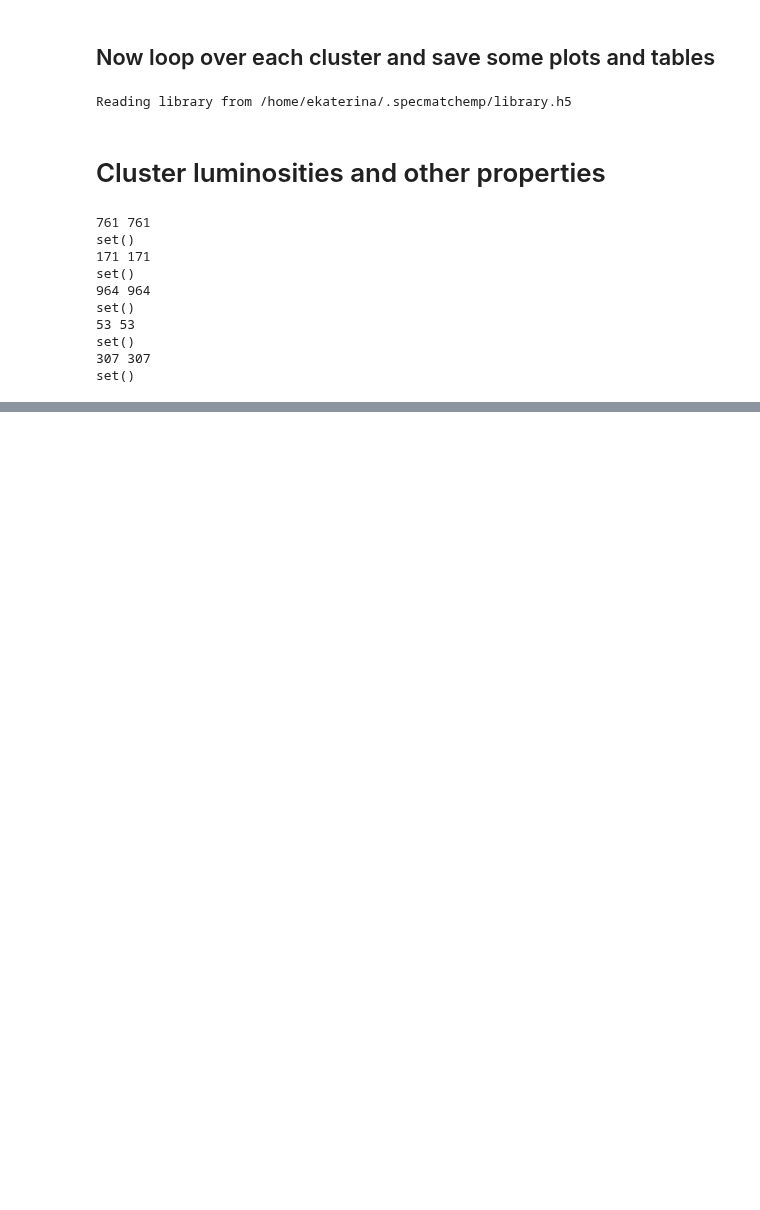
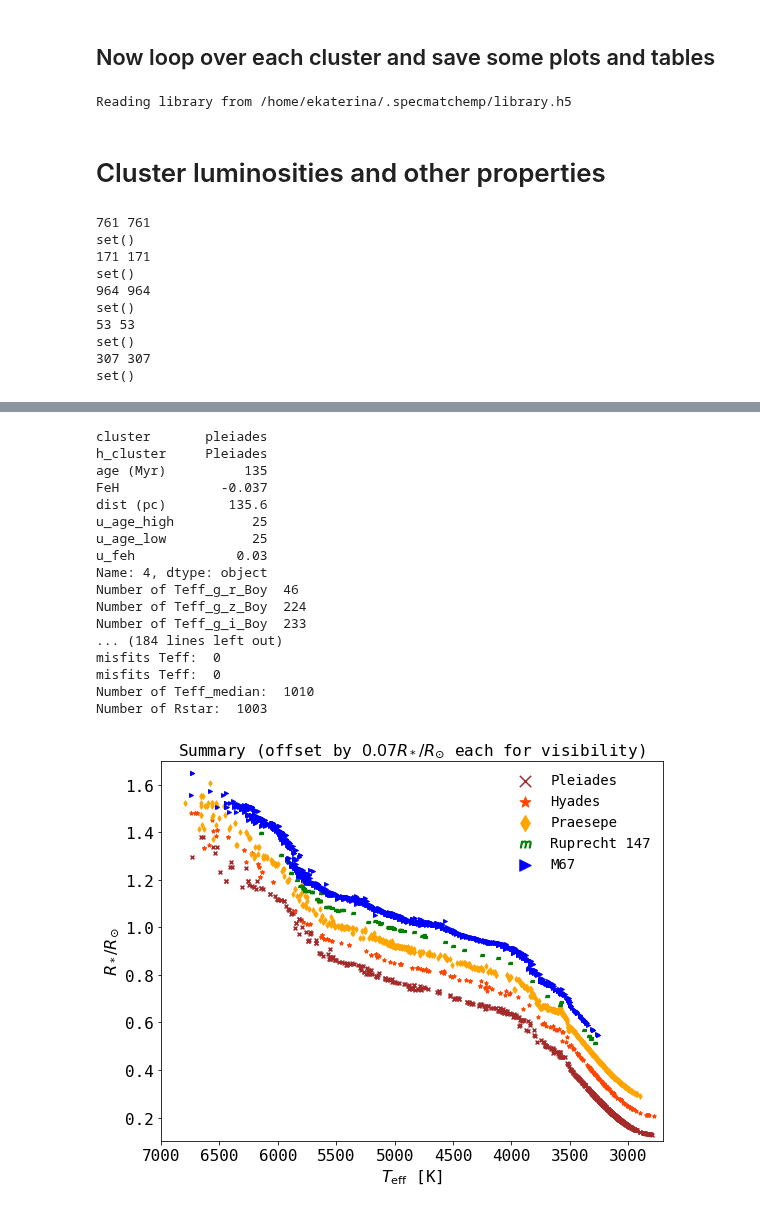
Before and after one commit to ekaterinailin/flares-in-clusters-with-k2-ii, a Jupyter notebook: StellarParameters/11_STELLAR_PARAMETERS_all_OCs_with_plots.ipynb, the cells around one changed output, grey strips where cells are left out. Cells and saved outputs as stored; diff of their text form; code cells hidden in the pictures; blank space fills up the shorter version.

```diff
--- a/StellarParameters/11_STELLAR_PARAMETERS_all_OCs_with_plots.ipynb
+++ b/StellarParameters/11_STELLAR_PARAMETERS_all_OCs_with_plots.ipynb
@@ -223,0 +259,80 @@ for cluster in clusters[4:]:
+# %%
+fig, ax = plt.subplots(ncols=1, nrows=1,figsize=(9,7))
+clusters = [("pleiades","brown", "x", "Pleiades"),
+            ("hyades","orangered", "*", "Hyades"),
+            ("praesepe", "orange", "d", "Praesepe"),
+            ("ngc6774", "green",r"$m$", "Ruprecht 147"),
+            ("ngc2682", "blue", ">", "M67")]
+cl = pd.read_csv('{}/cluster_parameters_merged.csv'.format(path))
+for j, (cluster, color, mark,label) in enumerate(clusters):
+    #Read in the cluster parameters
+
+    r = cl[cl.cluster == cluster].iloc[0]
+    print(r)
+    # Init an OpenCluster
+
+    stellar_parameters = pd.read_csv('cmd/cmd_flagged/{}_cmd.csv'.format(r.cluster))
+    OC = OpenCluster(cluster=r.cluster, h_cluster=r.h_cluster, age=r["age (Myr)"],
+                         u_age_high=r.u_age_high, u_age_low=r.u_age_low,
+                         stars=stellar_parameters, feh=r.FeH, u_feh=r.u_feh,
+                         distance=r["dist (pc)"], prep=False)
+
+    # Throw out stars that are obviously foreground object
+    dft = OC.stars.loc[:,OC.stars.columns.str.contains("Gaia")].rename(columns = lambda x : str(x)[:-5])
+    dft = calculate_distance_from_parallax(dft, check_GoF=False)
+    OC.stars = OC.stars[dft.distance > 0.5 * OC.distance]
+
+    if cluster == "ngc2682":
+        OC.stars["RAJ2000__Gaia"] = OC.stars['ra_epoch2000_Gaia'].values
+        OC.stars["DEJ2000__Gaia"] = OC.stars['dec_epoch2000_Gaia'].values
+
+    OC.determine_Teff()
+
+    # Find R_*:
+
+    OC.find_Rstar(lib)
+
+    # Find SED:
+
+ #   h = OC.find_SED(lib)
+
+    # Calculate the luminosities:
+
+   # OC.calculate_luminosities()
+
+    # plot all the things:
+
+    df=OC.stars
+
+    ax.scatter(x=df.Teff_median,c=color,
+                     y=df.Rstar + j / 14.28, marker=mark, s=15, label=label)
+ax.set_title(r"Summary (offset by $0.07R_*/R_{\odot}$ each for visibility)")
+ax.set_xlim(7000, 2700)
+ax.set_ylim(.1,1.7)
+ax.set_xlabel(r"$T_{\mathrm{eff}}$ [K]")
+ax.set_ylabel(r"$R_* / R_{\odot}$")
+# ax.legend(frameon=False, fontsize=14)
+
+lgnd = ax.legend(loc="upper right", scatterpoints=1, fontsize=14, frameon=False)
+for x in range(5):
+    lgnd.legendHandles[x]._sizes = [130]
+plt.savefig(f"plots/{tstamp}_Teff_R.png", dpi=300)
+# %% [output]
+cluster       pleiades
+h_cluster     Pleiades
+age (Myr)          135
+FeH             -0.037
+dist (pc)        135.6
+u_age_high          25
+u_age_low           25
+u_feh             0.03
+Name: 4, dtype: object
+Number of Teff_g_r_Boy  46
+Number of Teff_g_z_Boy  224
+Number of Teff_g_i_Boy  233
+... (184 lines left out)
+misfits Teff:  0
+misfits Teff:  0
+Number of Teff_median:  1010
+Number of Rstar:  1003
+[figure, added]
```
Also changed, not shown: parts of 7 cells of this notebook, 2 other files.
